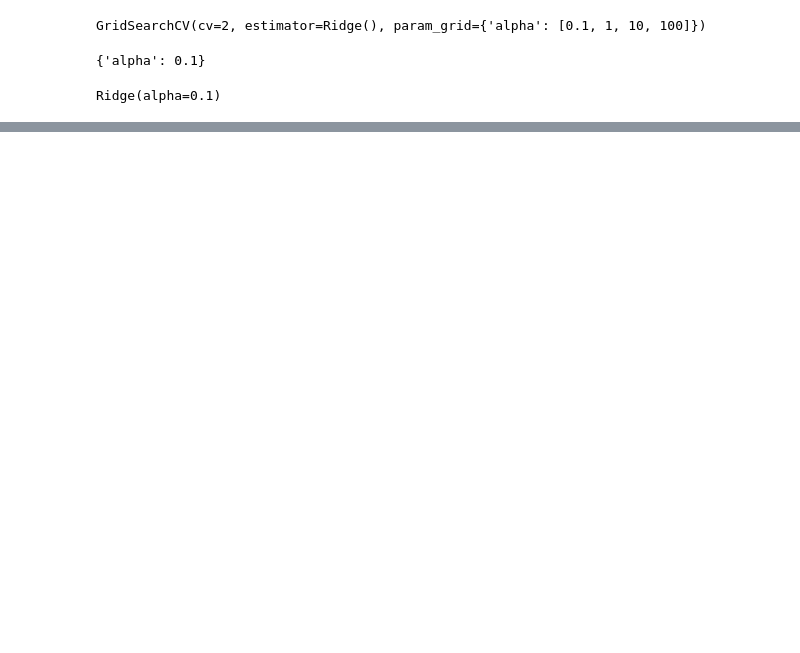
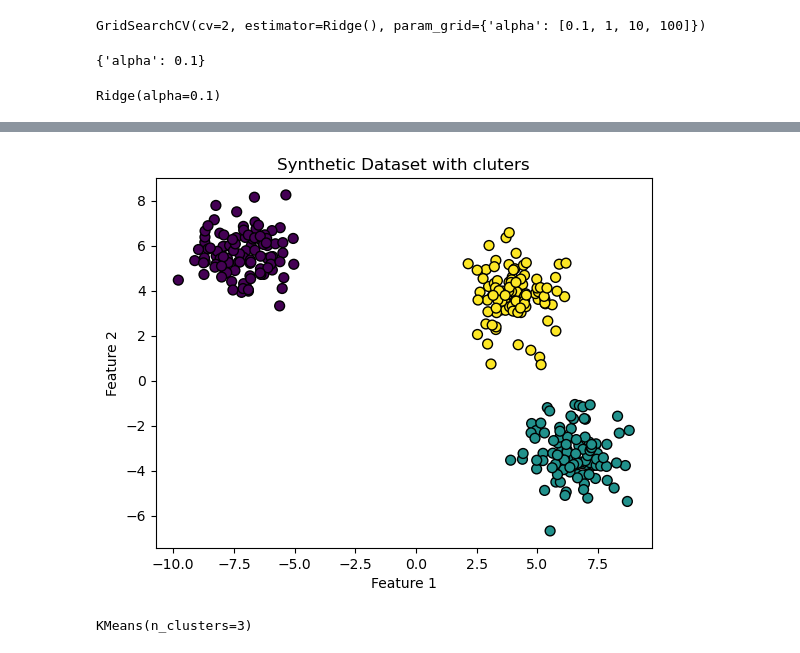
Before and after one commit to parashardevesh/ML, a Jupyter notebook: scikit/Notebook.ipynb, the cells around one changed output, grey strips where cells are left out. Cells and saved outputs as stored; diff of their text form; code cells hidden in the pictures; blank space fills up the shorter version.

Commit message:
created ml models

```diff
--- a/scikit/Notebook.ipynb
+++ b/scikit/Notebook.ipynb
@@ -634,0 +783,2 @@ r2_score(y_test, predictions)
+# %%
+X, y = make_blobs(n_samples=300, centers = 3)
@@ -634,0 +805,8 @@ r2_score(y_test, predictions)
+# %%
+plt.scatter(X[:,0], X[:,1], c=y, cmap='viridis', edgecolor = 'k', s=50)
+plt.title('Synthetic Dataset with cluters')
+plt.xlabel('Feature 1')
+plt.ylabel('Feature 2')
+plt.show()
+# %% [output]
+[figure, added]
@@ -634,0 +815,4 @@ r2_score(y_test, predictions)
+# %%
+kmeans_model.fit(X)
+# %% [output]
+KMeans(n_clusters=3)
```
Also changed, not shown: parts of 74 cells of this notebook, 2 other files.
